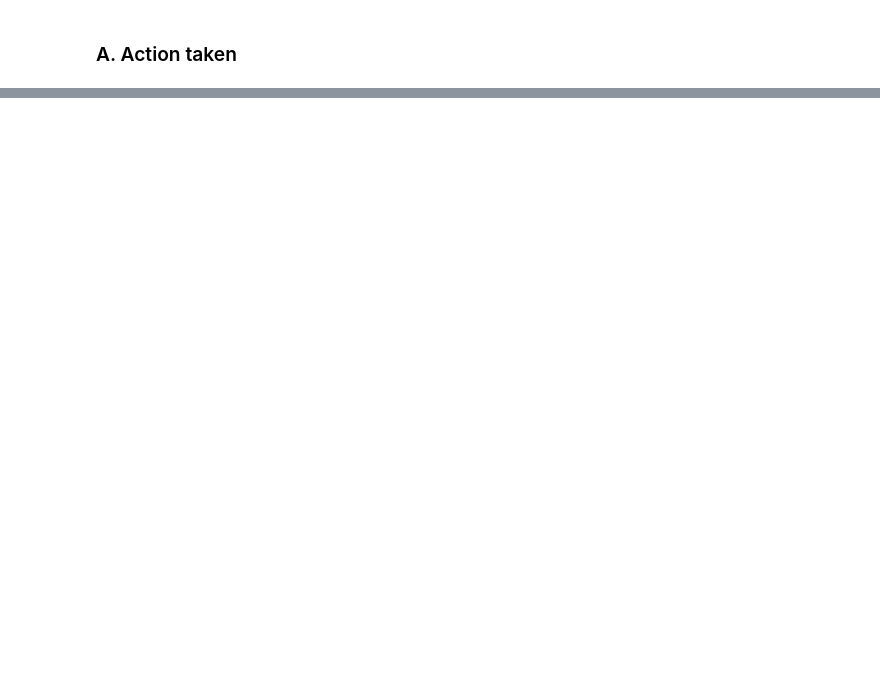
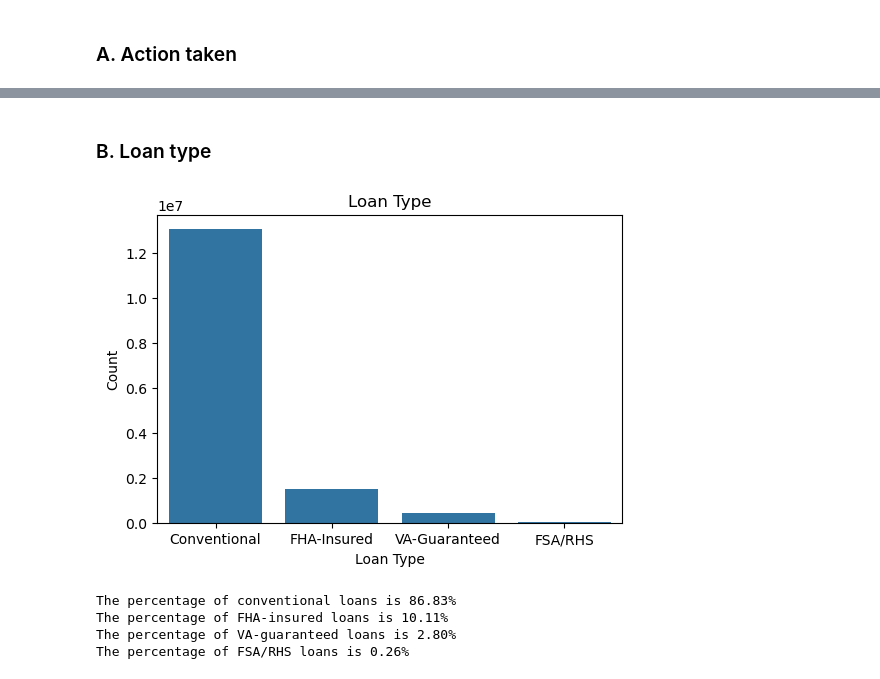
Before and after one commit to jdhilee/fairness_smoke_alarm, a Jupyter notebook: src/eda_hmda_2007_2017.ipynb, the cells around one changed output, grey strips where cells are left out. Cells and saved outputs as stored; diff of their text form; code cells hidden in the pictures; blank space fills up the shorter version.

```diff
--- a/src/eda_hmda_2007_2017.ipynb
+++ b/src/eda_hmda_2007_2017.ipynb
@@ -334,0 +365,45 @@ plt.show()
+# %% [markdown]
+### B. Loan type
+# %%
+# View the loan types
+
+plt.figure(figsize=(6, 4))
+
+ax = sns.countplot(data = hmda, x = 'loan_type')
+
+ax.set_xticks([0, 1, 2, 3])  # positions of the bars
+ax.set_xticklabels(['Conventional', 'FHA-Insured', 'VA-Guaranteed', 'FSA/RHS'])
+
+plt.title('Loan Type')
+plt.xlabel('Loan Type')
+plt.ylabel('Count')
+
+plt.show()
+# %% [output]
+[figure, added]
+# %%
+# Count observations in each loan type category
+counts_loan = hmda["loan_type"].value_counts().sort_index()
+
+# Calculate percentages
+percent_loan = counts_loan / counts_loan.sum() * 100
+
+# Race labels
+loan_labels = {
+    1: "conventional",
+    2: "FHA-insured",
+    3: "VA-guaranteed",
+    4: "FSA/RHS"
+}
+
+# Print results
+for code, percentage in percent_loan.items():
+    print(
+        f"The percentage of {loan_labels[code]} loans is "
+        f"{percentage:.2f}%"
+    )
+# %% [output]
+The percentage of conventional loans is 86.83%
+The percentage of FHA-insured loans is 10.11%
+The percentage of VA-guaranteed loans is 2.80%
+The percentage of FSA/RHS loans is 0.26%
```
Also changed, not shown: parts of 20 cells of this notebook.
